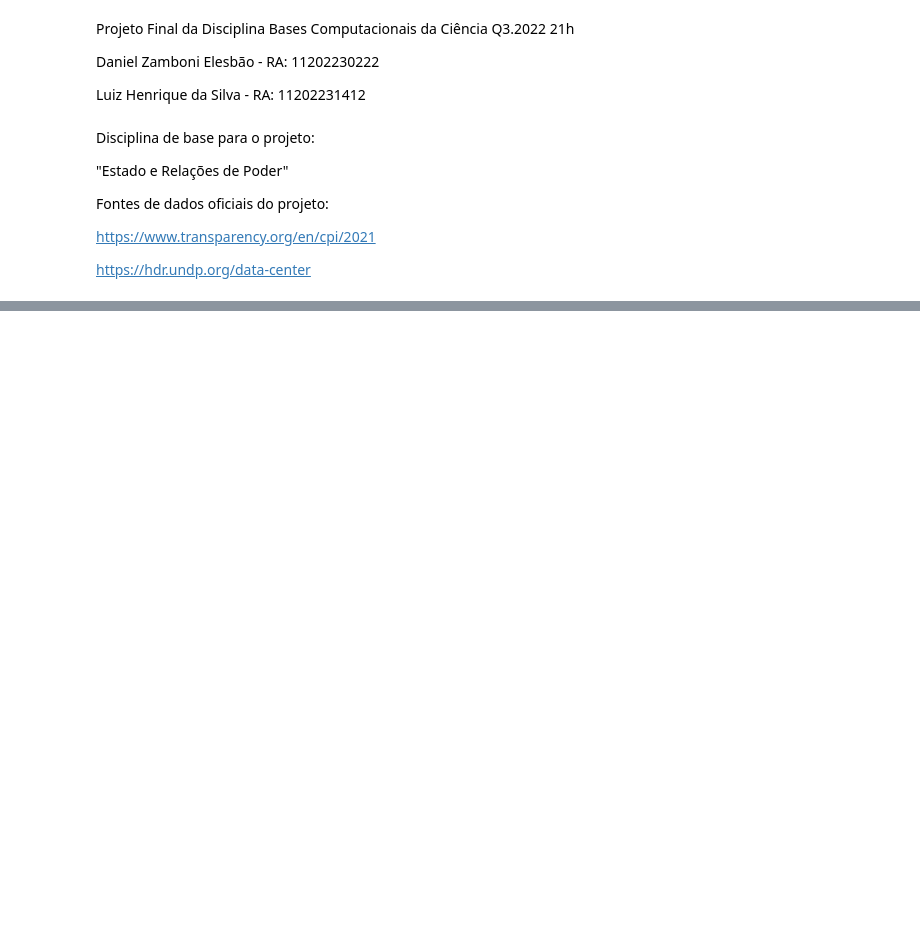
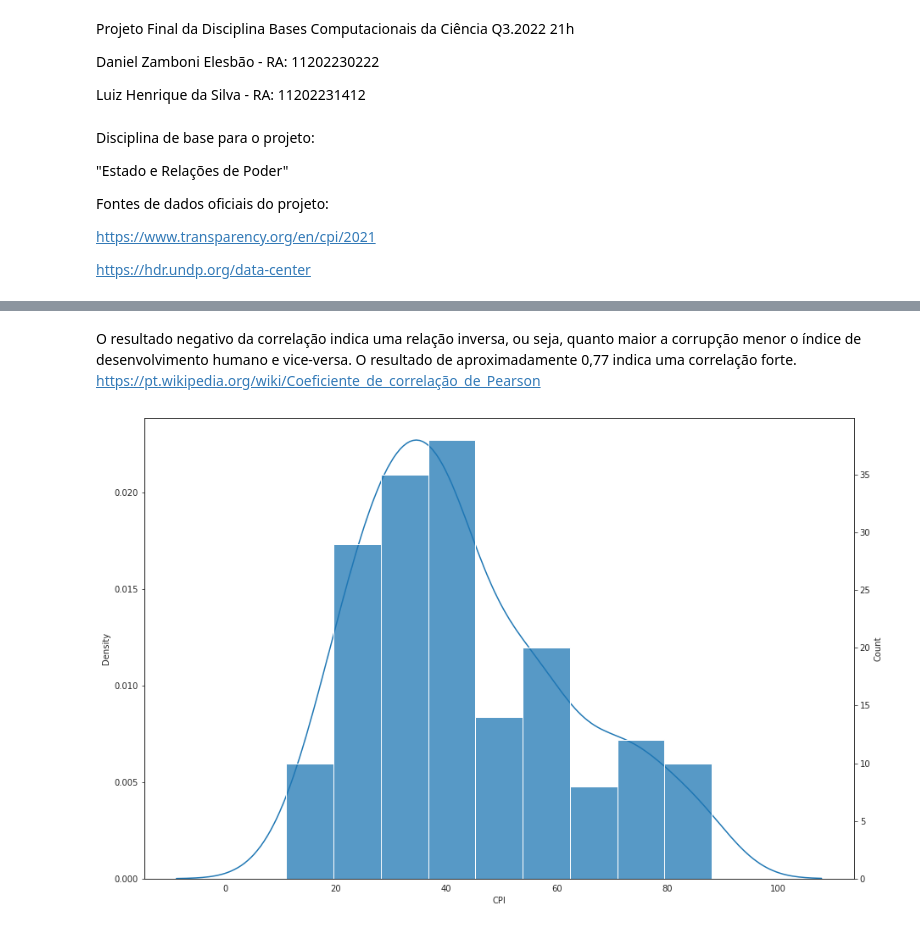
Before and after one commit to daniel-elesbao/ExerciciosAnalisedeDadosBCC03.2022, a Jupyter notebook: ProjetoBCCDanielZamboniElesbãoeLuizHenriquedaSilva.ipynb, the cells around one changed output, grey strips where cells are left out. Saved outputs shown, nothing was run; the diff lists cells and outputs as text; code cells hidden in the pictures; blank space fills up the shorter version.

```diff
--- a/ProjetoBCCDanielZamboniElesbãoeLuizHenriquedaSilva.ipynb
+++ b/ProjetoBCCDanielZamboniElesbãoeLuizHenriquedaSilva.ipynb
@@ -63,4 +65,25 @@ print(f'\n A correlação entre o Índice de Percepção da Corrupção e o Índ
  A correlação entre o Índice de Percepção da Corrupção e o Índice de Desenvolvimento Humano é -0.772
+# %% [markdown]
+O resultado negativo da correlação indica uma relação inversa, ou seja, quanto maior a corrupção menor o índice de desenvolvimento humano e vice-versa. O resultado de aproximadamente 0,77 indica uma correlação forte.
+https://pt.wikipedia.org/wiki/Coeficiente_de_correlação_de_Pearson
+# %%
+import pandas as pd #importa a biblioteca pandas como pd
+import seaborn as sns #importa a biblioteca seaborn como sns
+import matplotlib.pyplot as plt #importa a biblioteca mathplotlib como plt
+
+bins = 175 # Numero de colunas plotadas
+
+
+sns.set_style("white") # Formatação do ambiente do gráfico
+fig, ax = plt.subplots(1, 1, figsize=(15, 10))
+
+g1 = sns.kdeplot(data=descor, x="CPI") # Insere curva KDE (Kernel Density Estimation)
+
+ax_copy = ax.twinx() # Possibilita a formatação da segunda curva sem alteração da primeira
+
+g2 = sns.histplot(data=descor, x="CPI") # Insere histograma
+# %% [output]
+[figure, added]
 # %%
 import pandas as pd
 import seaborn as sns
```
Also changed, not shown: parts of 4 cells of this notebook.
